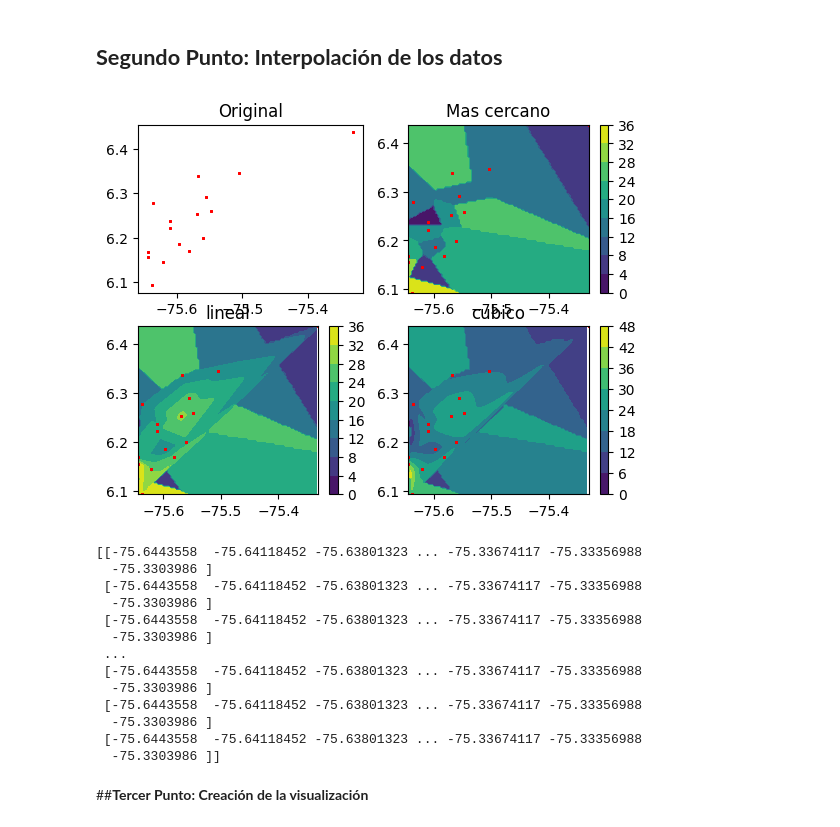
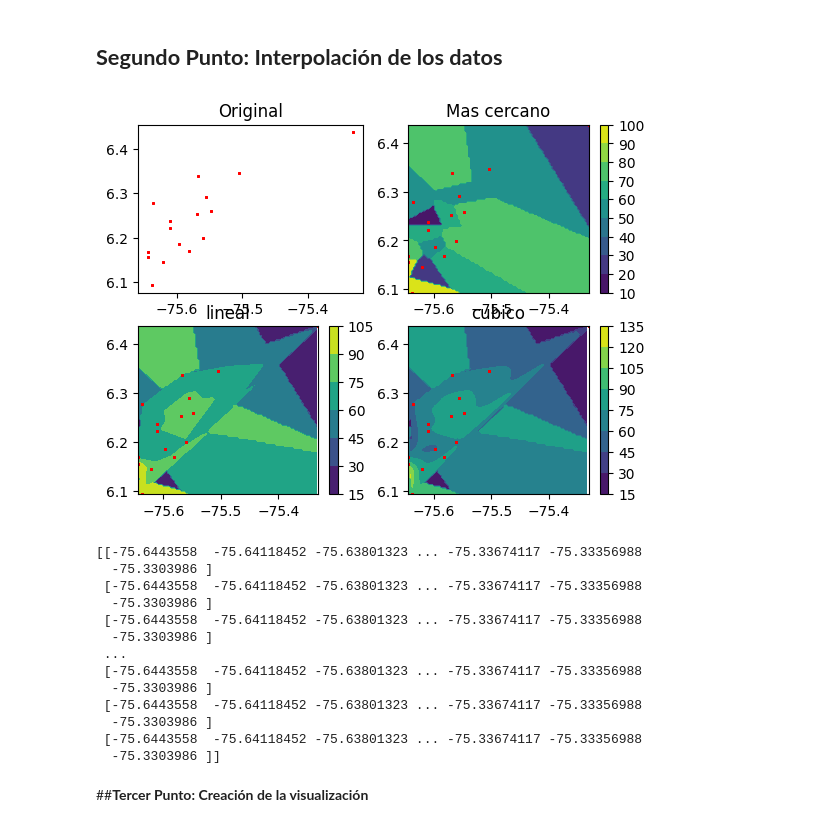
Before and after one commit to JuanfeP2004/Examen3IoT, a Jupyter notebook: Examen03IoTJuanFelipeRamirezCastañeda.ipynb, the cells around one changed output. Drawn from its saved outputs; the diff is of its cells as text; code cells hidden in the pictures.

```diff
--- a/Examen03IoTJuanFelipeRamirezCastañeda.ipynb
+++ b/Examen03IoTJuanFelipeRamirezCastañeda.ipynb
@@ -104,3 +120,26 @@ df.describe()
 | 50% | 19.459900 | 6.221894 | -75.581970 |
 | 75% | 24.527800 | 6.277850 | -75.555519 |
 | max | 41.917500 | 6.436960 | -75.330399 |
+# %%
+#Se le calcula el AQI a cada uno de los valores
+def calcular_aqi(value):
+
+    valores_aqi = [
+        [0,50,0,12], #Buena
+        [51,100,12.1,35.4], #Moderada
+        [101,150,35.5,55.4], #Poco saludable para algunos grupos
+        [151,200,55.5,150.4], #Poco saludable
+        [201,300,150.5,250.4], #Muy poco saludable
+        [301,500,250.5,500.4] #Peligro
+    ]
+
+    aqi = 0
+    for i in range(len(valores_aqi)):
+        if value >= valores_aqi[i][2] and value <= valores_aqi[i][3]:
+            aqi = (valores_aqi[i][1] - valores_aqi[i][0])/(valores_aqi[i][3] - valores_aqi[i][2])*(value - valores_aqi[i][2]) + valores_aqi[i][0]
+            break
+    aqi = round(aqi,0)
+    return aqi
+
+df['AQI'] = df['value'].apply(calcular_aqi)
+df.head()
@@ -111,7 +157,7 @@ import numpy as np
 
 longitudes = df['coordinates.longitude'].tolist()
 latitudes = df['coordinates.latitude'].tolist()
-m = df['value'].tolist()
+m = df['AQI'].tolist()
 
 #Se sacan los puntos de los sensores mas bajos y altos para la grilla
 min_y = df['coordinates.latitude'].min()
@@ -138,34 +184,34 @@ for x in range(0, cols - 1):
         if np.isnan(grid_z1[x,y]):
             grid_z1[x,y]=grid_z0[x,y]
         if np.isnan(grid_z2[x,y]):
             grid_z2[x,y]=grid_z0[x,y]
 #Graficar los estados
 import matplotlib.pyplot as plt
 plt.subplot(221)
 plt.plot(longitudes, latitudes, 'r.', ms=1)
 plt.title('Original')
 plt.subplot(222)
 plt.contourf(grid_x, grid_y, grid_z0)
 plt.plot(longitudes, latitudes, 'r.', ms=1)
 plt.colorbar()
 plt.title('Mas cercano')
 plt.subplot(223)
 plt.contourf(grid_x, grid_y, grid_z1)
 plt.plot(longitudes, latitudes, 'r.', ms=1)
 plt.colorbar()
 
 plt.title('lineal')
 plt.subplot(224)
 plt.contourf(grid_x, grid_y, grid_z2)
 plt.plot(longitudes, latitudes, 'r.', ms=1)
 plt.colorbar()
 
 plt.title('cubico')
 
 plt.show()
 print(grid_x)
 # %% [output]
-[figure, old version]
+[figure, new version]
 [[-75.6443558  -75.64118452 -75.63801323 ... -75.33674117 -75.33356988
   -75.3303986 ]
  [-75.6443558  -75.64118452 -75.63801323 ... -75.33674117 -75.33356988
```
Also changed, not shown: parts of 7 cells of this notebook.
